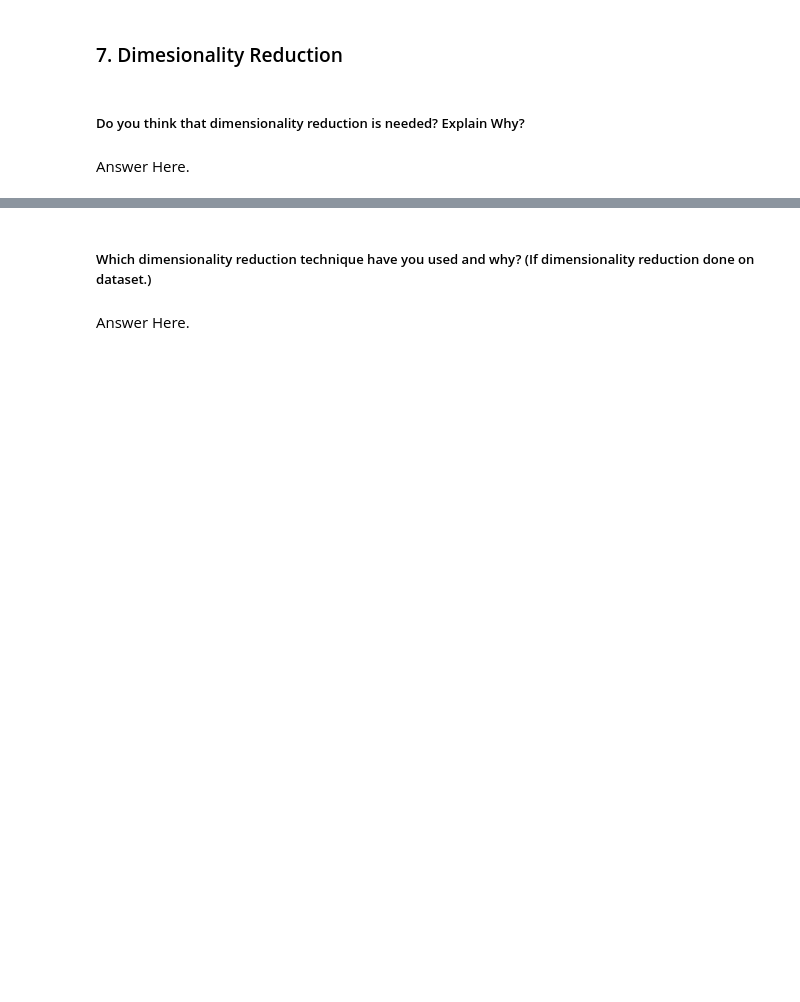
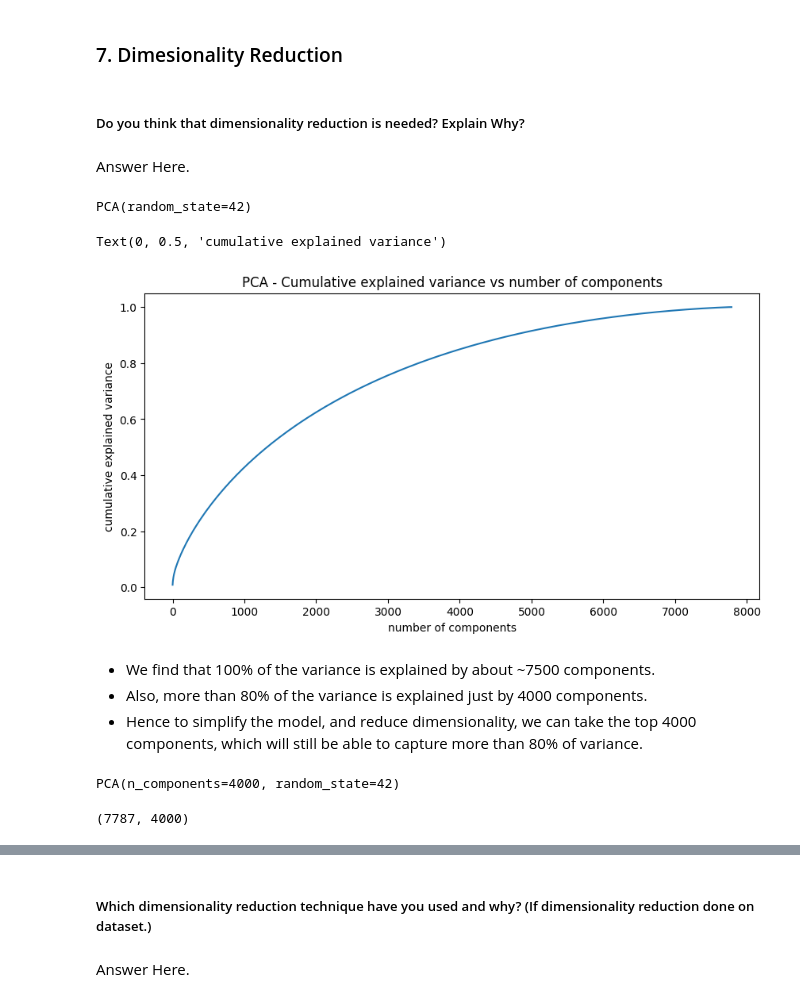
Before and after one commit to rafiddeshmukh/Netflix_Movies_and_TV_Shows_Clustering, a Jupyter notebook: Netflix_Movies_and_TV_Shows_Clustering.ipynb, the cells around one changed output, grey strips where cells are left out. Saved outputs shown, nothing was run; the diff lists cells and outputs as text; code cells hidden in the pictures; blank space fills up the shorter version.

```diff
--- a/Netflix_Movies_and_TV_Shows_Clustering.ipynb
+++ b/Netflix_Movies_and_TV_Shows_Clustering.ipynb
@@ -1093,0 +1212,3 @@ Answer Here.
+# %%
+# clustering tokens saved in a variable
+clustering_data = df['clustering_attributes']
@@ -1093,0 +1230,10 @@ Answer Here.
+# %%
+# Vectorizing Text
+# Tokenization
+def identity_tokenizer(text):
+    return text
+
+# Using TFIDF vectorizer to vectorize the corpus
+# max features = 20000 to prevent system from crashing
+tfidf = TfidfVectorizer(tokenizer=identity_tokenizer, stop_words='english', lowercase=False,max_features = 20000)
+X = tfidf.fit_transform(clustering_data)
@@ -1093,0 +1250,3 @@ Answer Here.
+# %%
+# convert X into array form for clustering
+X = X.toarray()
@@ -1133,3 +1296,28 @@ Answer Here.
 Answer Here.
 # %%
 # DImensionality Reduction (If needed)
+# using PCA to reduce dimensionality
+pca = PCA(random_state=42)
+pca.fit(X)
+# %% [output]
+PCA(random_state=42)
+# %%
+# Explained variance for different number of components
+plt.figure(figsize=(10,5))
+plt.plot(np.cumsum(pca.explained_variance_ratio_))
+plt.title('PCA - Cumulative explained variance vs number of components')
+plt.xlabel('number of components')
+plt.ylabel('cumulative explained variance')
+# %% [output]
+Text(0, 0.5, 'cumulative explained variance')
+[figure, added]
+# %% [markdown]
+*  We find that 100% of the variance is explained by about ~7500 components.
+*  Also, more than 80% of the variance is explained just by 4000 components.
+*  Hence to simplify the model, and reduce dimensionality, we can take the top 4000 components, which will still be able to capture more than 80% of variance.
+# %%
+# reducing the dimensions to 4000 using pca
+pca = PCA(n_components=4000,random_state=42)
+pca.fit(X)
+# %% [output]
+PCA(n_components=4000, random_state=42)
@@ -1135,0 +1327,5 @@ Answer Here.
+# %%
+# shape of transformed vectors
+x_pca.shape
+# %% [output]
+(7787, 4000)
```
Also changed, not shown: parts of 82 cells of this notebook.
